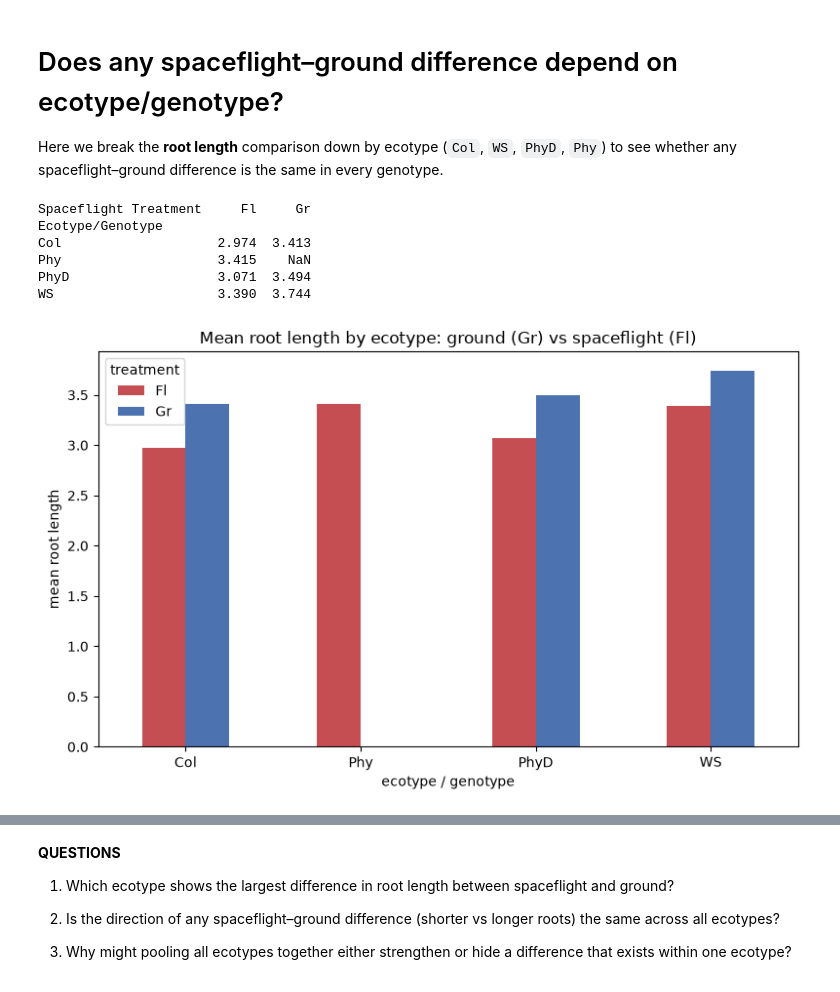
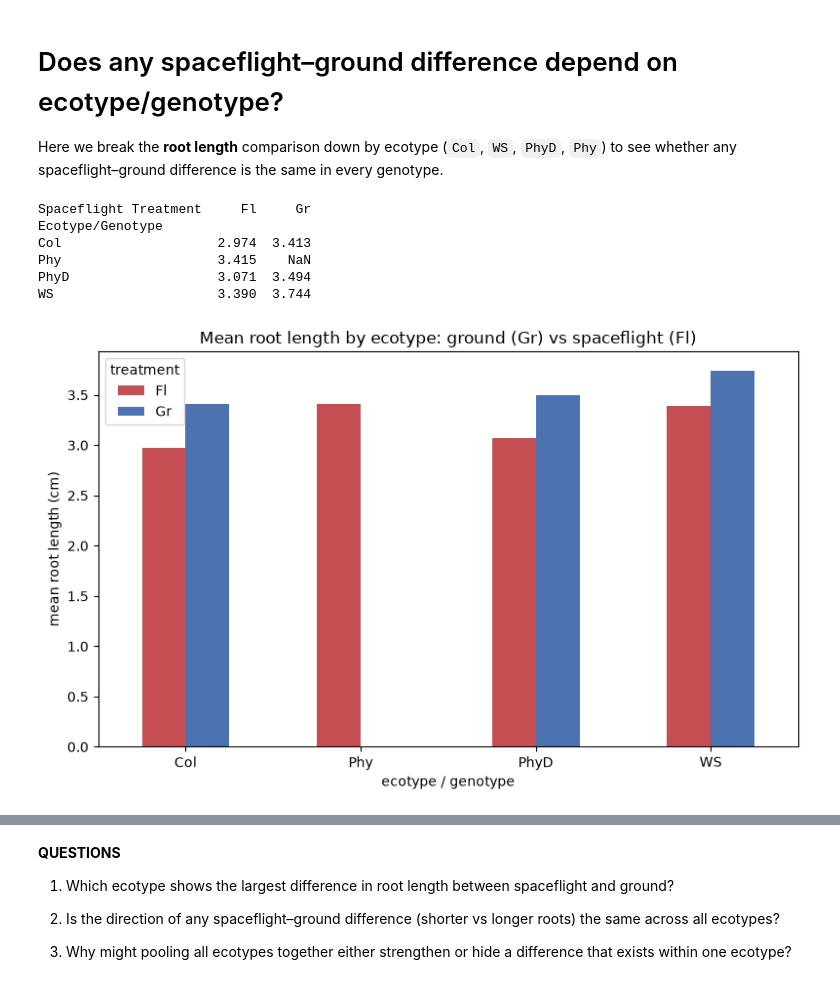
Before and after one commit to dr-richard-barker/OSDR_jupyter_book.io, a Jupyter notebook: chapters/rr9-phenotypes_Lesson_01.ipynb, the cells around one changed output, grey strips where cells are left out. Drawn from its saved outputs; the diff is of its cells as text; code cells hidden in the pictures.

```diff
--- a/chapters/rr9-phenotypes_Lesson_01.ipynb
+++ b/chapters/rr9-phenotypes_Lesson_01.ipynb
@@ -260,25 +263,25 @@ Here we break the **root length** comparison down by ecotype (`Col`, `WS`, `PhyD
 # %%
 # mean root length by ecotype and treatment
 by_eco = data['roots'].groupby(['Ecotype/Genotype', 'Spaceflight Treatment'])['length'].mean().unstack().round(3)
 print(by_eco)
 
 ax = by_eco.plot(kind='bar', figsize=(8, 5),
                  color={'Gr': '#4C72B0', 'Fl': '#C44E52'})
-ax.set_ylabel('mean root length')
+ax.set_ylabel('mean root length (cm)')
 ax.set_xlabel('ecotype / genotype')
 ax.set_title('Mean root length by ecotype: ground (Gr) vs spaceflight (Fl)')
 ax.legend(title='treatment')
 plt.xticks(rotation=0)
 plt.tight_layout()
 plt.show()
 # %% [output]
 Spaceflight Treatment     Fl     Gr
 Ecotype/Genotype
 Col                    2.974  3.413
 Phy                    3.415    NaN
 PhyD                   3.071  3.494
 WS                     3.390  3.744
-[figure, old version]
+[figure, new version]
 # %%
 # run the spaceflight-vs-ground length comparison separately within each ecotype
 for eco in ['Col', 'WS', 'PhyD']:
```
Also changed, not shown: parts of 10 cells of this notebook, 6 other files.
